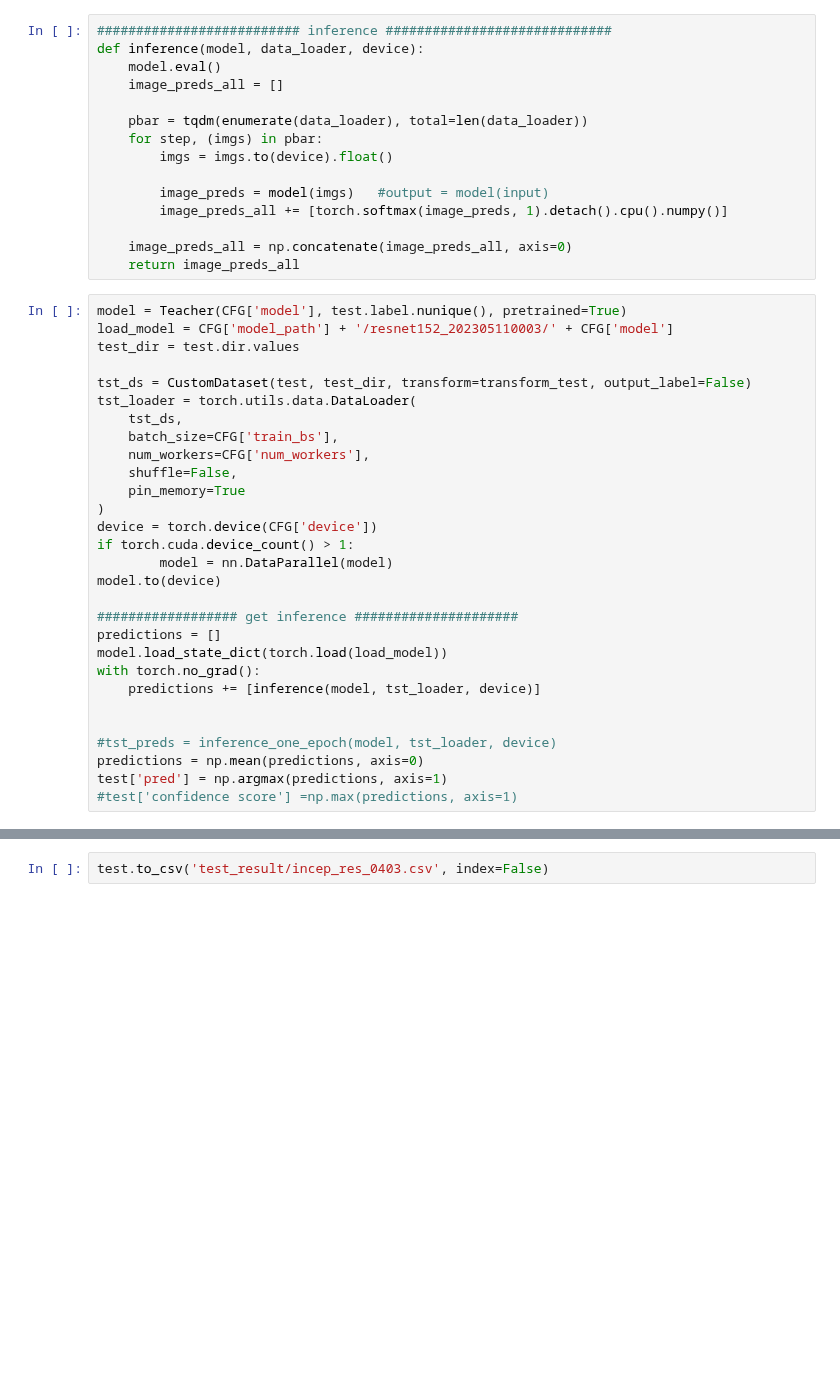
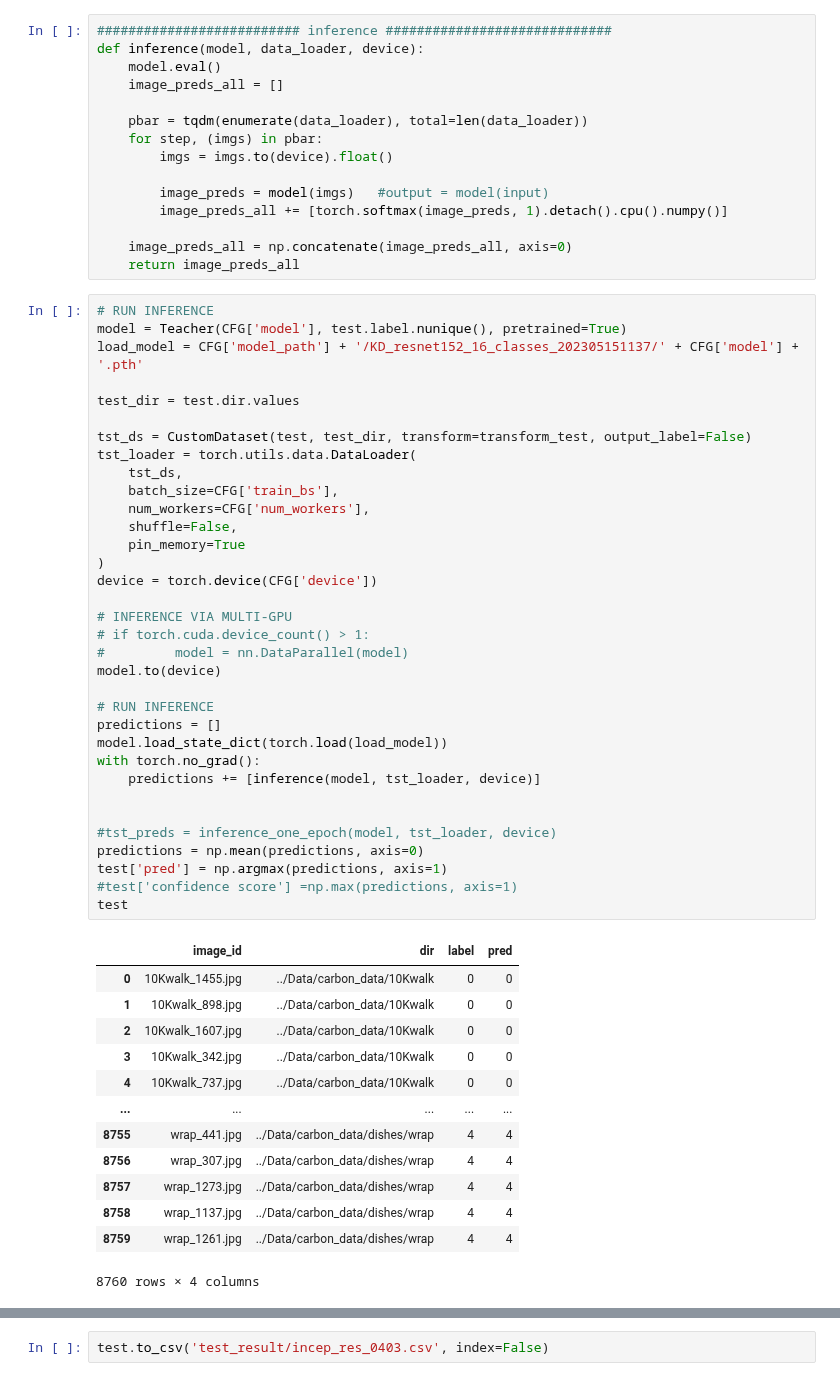
Before and after one commit to hojunking/KD_models, a Jupyter notebook: teacher_classifier.ipynb, the cells around one changed output, grey strips where cells are left out. Saved outputs shown, nothing was run; the diff lists cells and outputs as text; blank space fills up the shorter version.

```diff
--- a/teacher_classifier.ipynb
+++ b/teacher_classifier.ipynb
@@ -710,31 +721,50 @@ def inference(model, data_loader, device):
     image_preds_all = np.concatenate(image_preds_all, axis=0)
     return image_preds_all
 # %%
+# RUN INFERENCE
 model = Teacher(CFG['model'], test.label.nunique(), pretrained=True)
-load_model = CFG['model_path'] + '/resnet152_202305110003/' + CFG['model']
+load_model = CFG['model_path'] + '/KD_resnet152_16_classes_202305151137/' + CFG['model'] + '.pth'
+
 test_dir = test.dir.values
 
 tst_ds = CustomDataset(test, test_dir, transform=transform_test, output_label=False)
 tst_loader = torch.utils.data.DataLoader(
     tst_ds,
     batch_size=CFG['train_bs'],
     num_workers=CFG['num_workers'],
     shuffle=False,
     pin_memory=True
 )
 device = torch.device(CFG['device'])
-if torch.cuda.device_count() > 1:
-        model = nn.DataParallel(model)
+
+# INFERENCE VIA MULTI-GPU
+# if torch.cuda.device_count() > 1:
+#         model = nn.DataParallel(model)
 model.to(device)
 
-################## get inference #####################
+# RUN INFERENCE
 predictions = []
 model.load_state_dict(torch.load(load_model))
 with torch.no_grad():
     predictions += [inference(model, tst_loader, device)]
 
 
 #tst_preds = inference_one_epoch(model, tst_loader, device)
 predictions = np.mean(predictions, axis=0)
 test['pred'] = np.argmax(predictions, axis=1)
 #test['confidence score'] =np.max(predictions, axis=1)
+test
+# %% [output]
+|  | image_id | dir | label | pred |
+| 0 | 10Kwalk_1455.jpg | ../Data/carbon_data/10Kwalk | 0 | 0 |
+| 1 | 10Kwalk_898.jpg | ../Data/carbon_data/10Kwalk | 0 | 0 |
+| 2 | 10Kwalk_1607.jpg | ../Data/carbon_data/10Kwalk | 0 | 0 |
+| 3 | 10Kwalk_342.jpg | ../Data/carbon_data/10Kwalk | 0 | 0 |
+| 4 | 10Kwalk_737.jpg | ../Data/carbon_data/10Kwalk | 0 | 0 |
+| ... | ... | ... | ... | ... |
+| 8755 | wrap_441.jpg | ../Data/carbon_data/dishes/wrap | 4 | 4 |
+| 8756 | wrap_307.jpg | ../Data/carbon_data/dishes/wrap | 4 | 4 |
+| 8757 | wrap_1273.jpg | ../Data/carbon_data/dishes/wrap | 4 | 4 |
+| 8758 | wrap_1137.jpg | ../Data/carbon_data/dishes/wrap | 4 | 4 |
+| 8759 | wrap_1261.jpg | ../Data/carbon_data/dishes/wrap | 4 | 4 |
+8760 rows × 4 columns
```
Also changed, not shown: parts of 8 cells of this notebook, 1 other file.
